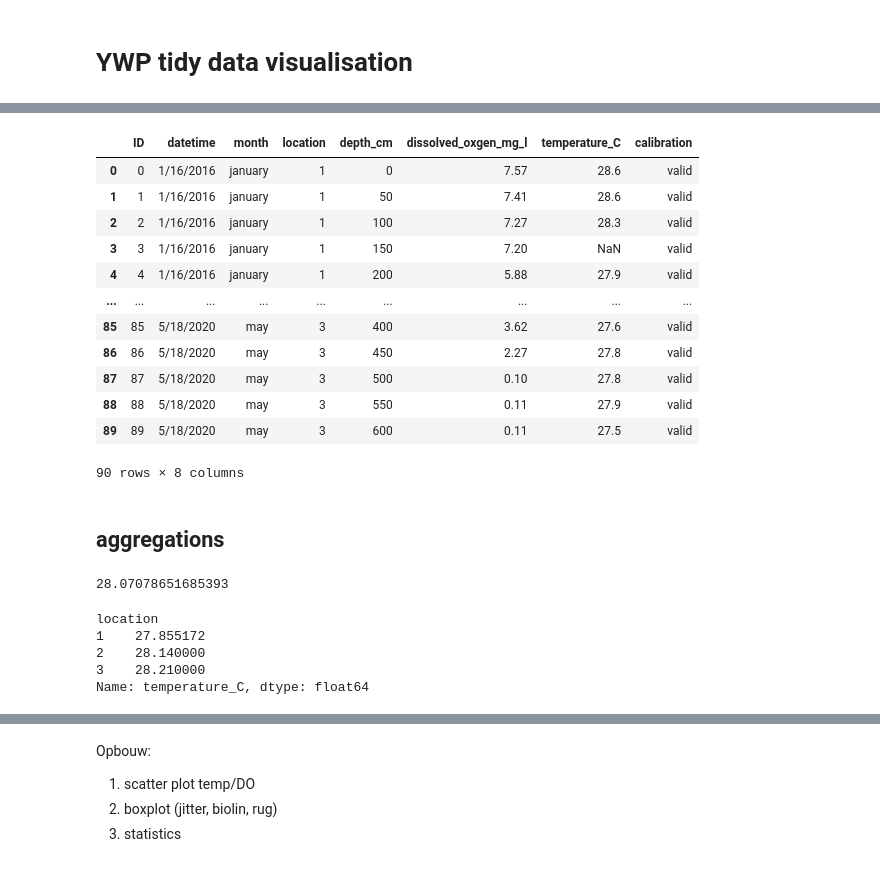
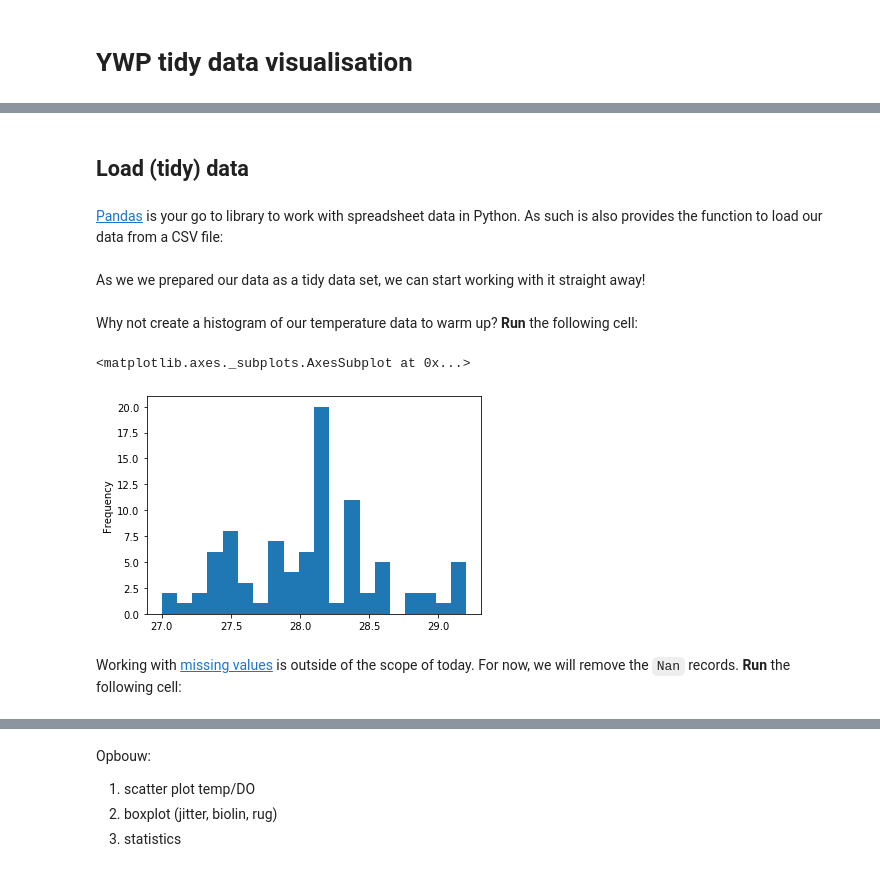
Before and after one commit to stijnvanhoey/workshop_ywp20, a Jupyter notebook: src/visualisations.ipynb, the cells around one changed output, grey strips where cells are left out. Drawn from its saved outputs; the diff is of its cells as text; code cells hidden in the pictures.

Commit message:
Add main sections of visualisation part

```diff
--- a/src/visualisations.ipynb
+++ b/src/visualisations.ipynb
@@ -7,32 +35,19 @@ import plotnine as p9
+# %% [markdown]
+## Load (tidy) data
+# %% [markdown]
+[Pandas](https://pandas.io/docs/) is your go to library to work with spreadsheet data in Python. As such is also provides the function to load our data from a CSV file:
 # %%
 water_quality = pd.read_csv("../data/data_tidy.csv")
+# %% [markdown]
+As we we prepared our data as a tidy data set, we can start working with it straight away!
+# %% [markdown]
+Why not create a histogram of our temperature data to warm up? __Run__ the following cell:
+# %%
+water_quality["temperature_C"].plot.hist(bins=20)
+# %% [output]
+<matplotlib.axes._subplots.AxesSubplot at 0x...>
+[figure, added]
+# %% [markdown]
+Working with [missing values](https://pandas.pydata.org/pandas-docs/stable/user_guide/missing_data.html) is outside of the scope of today. For now, we will remove the `Nan` records. __Run__ the following cell:
 # %%
-water_quality
+water_quality = water_quality.dropna()
-# %% [output]
-|  | ID | datetime | month | location | depth_cm | dissolved_oxgen_mg_l | temperature_C | calibration |
-| 0 | 0 | 1/16/2016 | january | 1 | 0 | 7.57 | 28.6 | valid |
-| 1 | 1 | 1/16/2016 | january | 1 | 50 | 7.41 | 28.6 | valid |
-| 2 | 2 | 1/16/2016 | january | 1 | 100 | 7.27 | 28.3 | valid |
-| 3 | 3 | 1/16/2016 | january | 1 | 150 | 7.20 | NaN | valid |
-| 4 | 4 | 1/16/2016 | january | 1 | 200 | 5.88 | 27.9 | valid |
-| ... | ... | ... | ... | ... | ... | ... | ... | ... |
-| 85 | 85 | 5/18/2020 | may | 3 | 400 | 3.62 | 27.6 | valid |
-| 86 | 86 | 5/18/2020 | may | 3 | 450 | 2.27 | 27.8 | valid |
-| 87 | 87 | 5/18/2020 | may | 3 | 500 | 0.10 | 27.8 | valid |
-| 88 | 88 | 5/18/2020 | may | 3 | 550 | 0.11 | 27.9 | valid |
-| 89 | 89 | 5/18/2020 | may | 3 | 600 | 0.11 | 27.5 | valid |
-90 rows × 8 columns
-# %% [markdown]
-## aggregations
-# %%
-water_quality["temperature_C"].mean()
-# %% [output]
-28.07078651685393
-# %%
-water_quality.groupby("location")["temperature_C"].mean()
-# %% [output]
-location
-1    27.855172
-2    28.140000
-3    28.210000
-Name: temperature_C, dtype: float64
```
Also changed, not shown: parts of 50 cells of this notebook.
